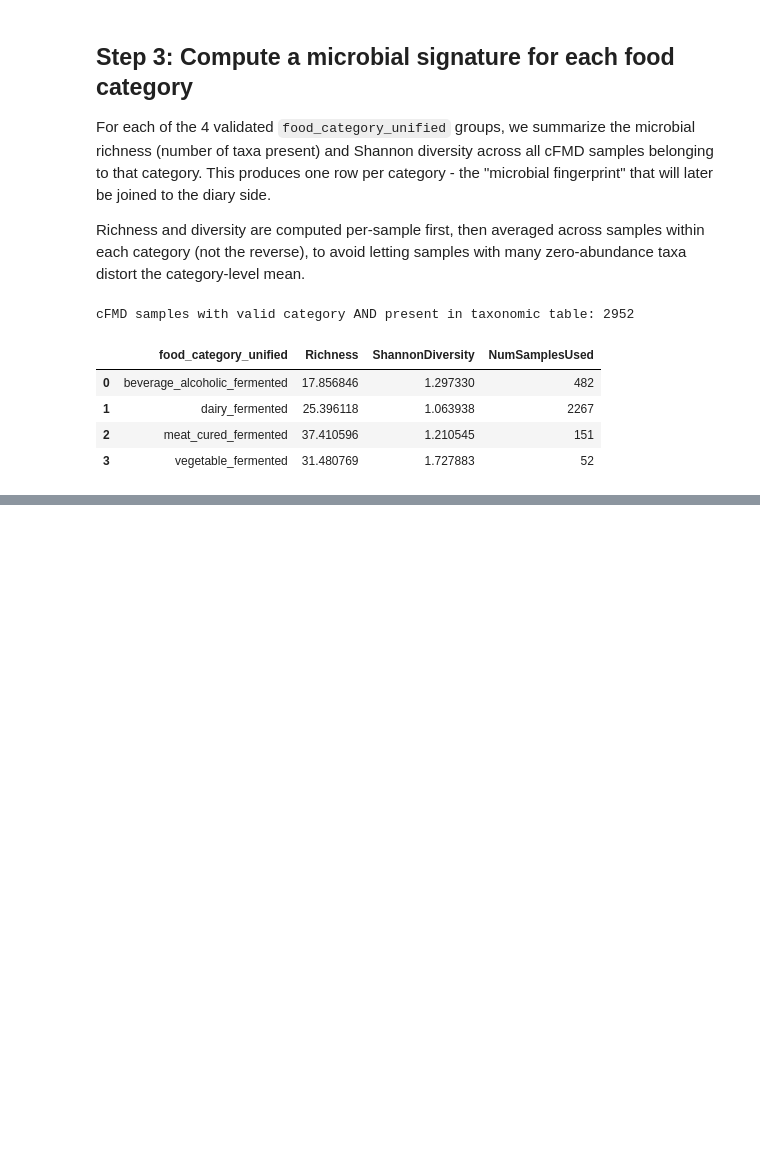
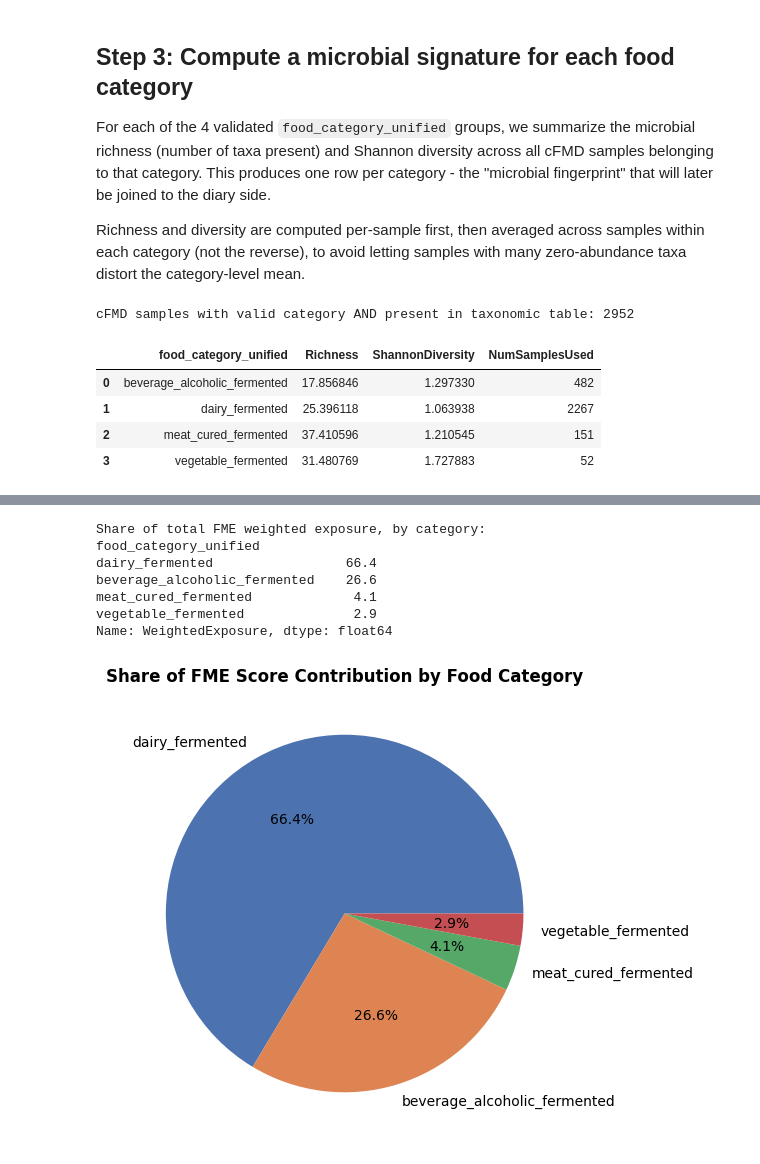
Before and after one commit to RoeeWnaor/microbiome-project_shelano, a Jupyter notebook: food_microbiome_linkage.ipynb, the cells around one changed output, grey strips where cells are left out. Cells and saved outputs as stored; diff of their text form; code cells hidden in the pictures; blank space fills up the shorter version.

Commit message:
Save complete notebook: FME score, temporal backbone, and all 3 research models with permutation testing

```diff
--- a/food_microbiome_linkage.ipynb
+++ b/food_microbiome_linkage.ipynb
@@ -402,0 +534,28 @@ cFMD samples with valid category AND present in taxonomic table: 2952
+# %%
+contribution_by_category = (
+    exposure_by_category.groupby("food_category_unified")["WeightedExposure"]
+    .sum()
+)
+contribution_share = (contribution_by_category / contribution_by_category.sum() * 100).round(1)
+
+print("Share of total FME weighted exposure, by category:")
+print(contribution_share.sort_values(ascending=False))
+
+import matplotlib.pyplot as plt
+fig, ax = plt.subplots(figsize=(6, 6))
+contribution_share.sort_values(ascending=False).plot.pie(
+    ax=ax, autopct="%1.1f%%", colors=["#4C72B0", "#DD8452", "#55A868", "#C44E52"]
+)
+ax.set_ylabel("")
+ax.set_title("Share of FME Score Contribution by Food Category", fontweight="bold")
+plt.tight_layout()
+plt.show()
+# %% [output]
+Share of total FME weighted exposure, by category:
+food_category_unified
+dairy_fermented                 66.4
+beverage_alcoholic_fermented    26.6
+meat_cured_fermented             4.1
+vegetable_fermented              2.9
+Name: WeightedExposure, dtype: float64
+[figure, added]
```
Also changed, not shown: parts of 63 cells of this notebook, 1 other file.
